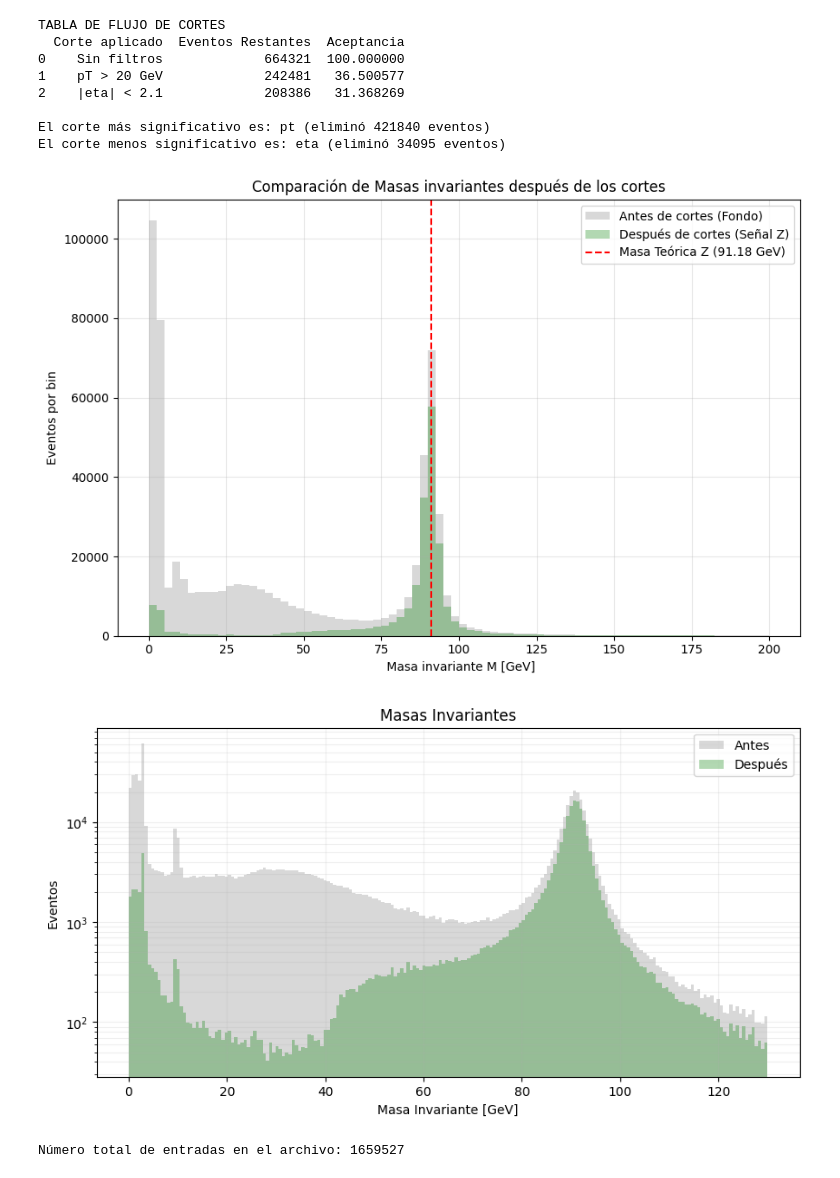
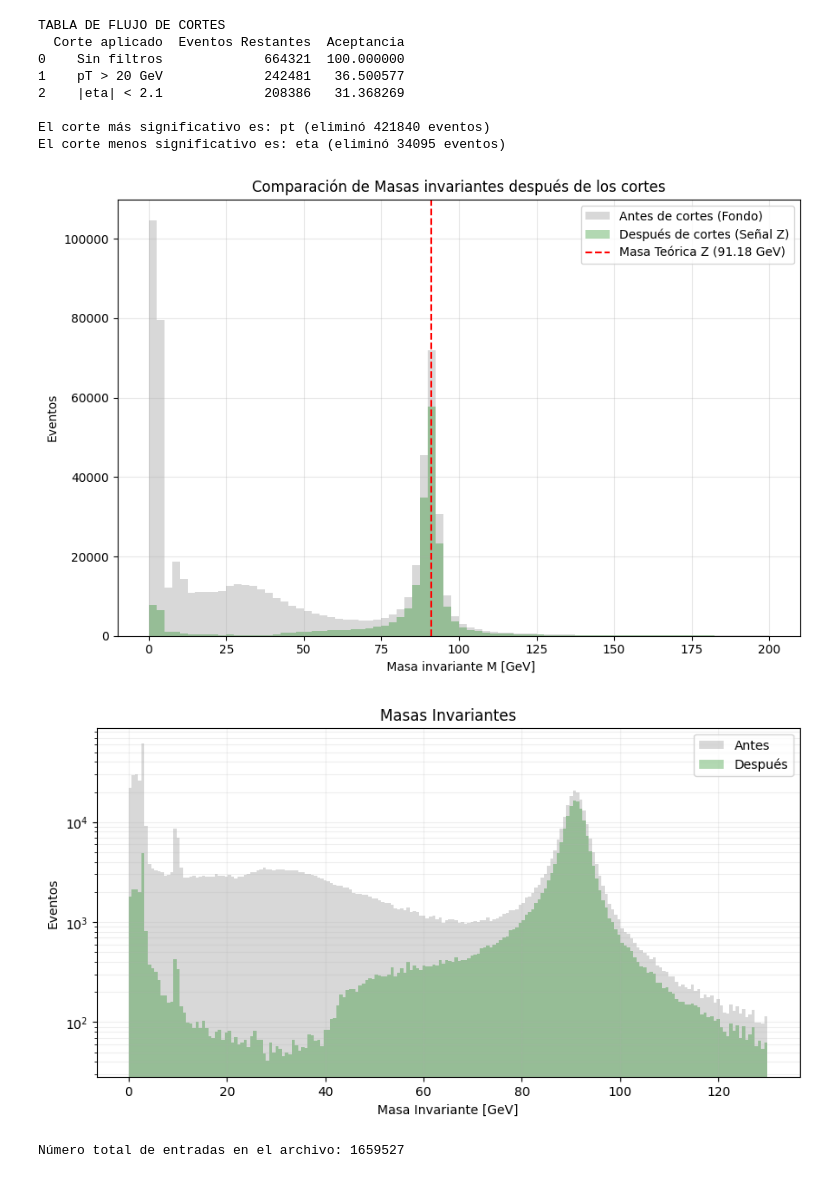
Before and after one commit to OscarBF99/P-cticas-profesionales, a Jupyter notebook: analisis_26A77DF8-54A5-7B44-B1BB-5B93CFF5C9C6.ipynb, the cells around one changed output. Drawn from its saved outputs; the diff is of its cells as text; code cells hidden in the pictures.

```diff
--- a/analisis_26A77DF8-54A5-7B44-B1BB-5B93CFF5C9C6.ipynb
+++ b/analisis_26A77DF8-54A5-7B44-B1BB-5B93CFF5C9C6.ipynb
@@ -325,7 +325,7 @@ plt.hist(df_filtrado["M"], bins=80, range=(0, 200), alpha=0.3,
          label="Después de cortes (Señal Z)", color="green", histtype='stepfilled')
 plt.title("Comparación de Masas invariantes después de los cortes")
 plt.xlabel(" Masa invariante M [GeV]")
-plt.ylabel('Eventos por bin')
+plt.ylabel('Eventos')
 plt.axvline(91.18, color='red', linestyle='--', linewidth=1.5, label='Masa Teórica Z (91.18 GeV)')
 
 plt.legend()
@@ -370,34 +370,34 @@ Name: eta2, dtype: float64
 [figure]
 Eventos totales: 664321
 Eventos filtrados > 20 : 242481
 pt1    float64
 pt2    float64
 dtype: object
          pt1        pt2
 1  25.823359   9.536200
 3  31.973963  31.627619
 6  62.451210  28.277390
 7  18.471498  12.624391
 9  24.819866  20.909990
 Eventos totales: 664321
 ... (26 lines left out)
 6     True
 7    False
 9     True
 dtype: bool
 [figure]
 [figure]
 [figure]
 [figure]
 TABLA DE FLUJO DE CORTES
   Corte aplicado  Eventos Restantes  Aceptancia
 0    Sin filtros             664321  100.000000
 1    pT > 20 GeV             242481   36.500577
 2    |eta| < 2.1             208386   31.368269
 
 El corte más significativo es: pt (eliminó 421840 eventos)
 El corte menos significativo es: eta (eliminó 34095 eventos)
-[figure, old version]
+[figure, new version]
 [figure]
 # %%
 import uproot
```
Also changed, not shown: 2 other files.
